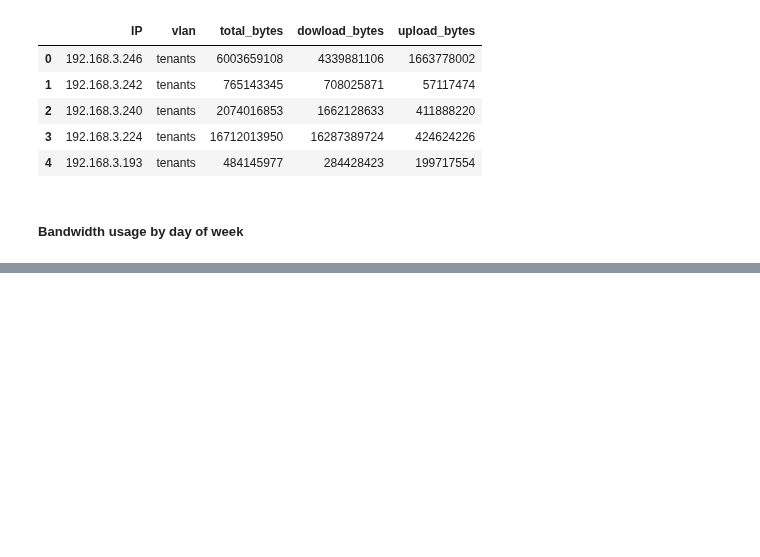
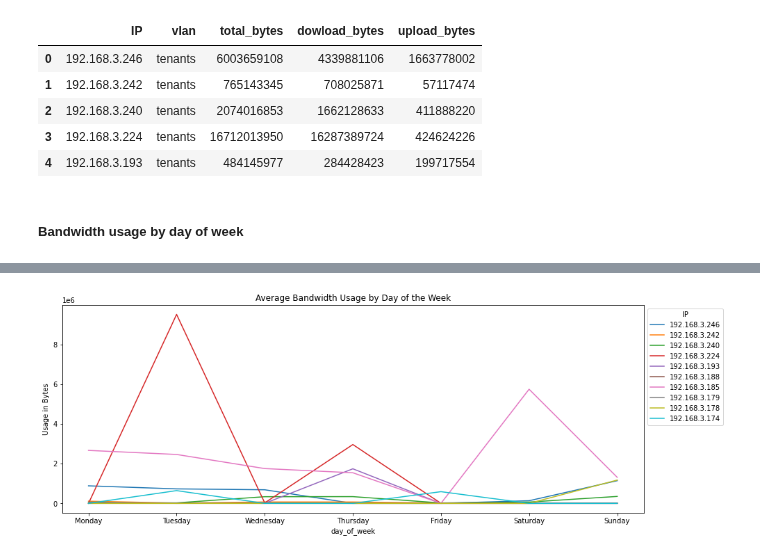
Before and after one commit to JohnnyFoulds/dsm010-2021-oct, a Jupyter notebook: coursework_02/cw02.ipynb, the cells around one changed output, grey strips where cells are left out. Drawn from its saved outputs; the diff is of its cells as text; code cells hidden in the pictures; blank space fills up the shorter version.

Commit message:
Top 10 users average usage by day of week

```diff
--- a/coursework_02/cw02.ipynb
+++ b/coursework_02/cw02.ipynb
@@ -894,0 +897,10 @@ df_users.head()
+# %%
+# create a dataframe suitable for creating the plot
+df_day_plot = df_users.rename(columns=lambda x: x.replace('_avg_bytes', '')).head(10)
+
+df_day_plot = df_day_plot.melt(
+    id_vars=list(df_users.columns)[:-7],
+    var_name='day_of_week',
+    value_name='avg_bytes')
+
+df_day_plot.sample(n=5, random_state=5)
@@ -894,0 +914,19 @@ df_users.head()
+# %%
+
+fig_dims = (15, 5.5)
+fig, ax = plt.subplots(figsize=fig_dims)
+
+sns.lineplot(
+    data=df_day_plot,
+    x='day_of_week',
+    y='avg_bytes',
+    hue='IP',
+    ax=ax
+).set(
+    title='Average Bandwidth Usage by Day of the Week',
+    ylabel='Usage in Bytes')
+
+sns.move_legend(ax, "upper left", bbox_to_anchor=(1, 1))
+plt.show()
+# %% [output]
+[figure, added]
```
Also changed, not shown: parts of 2 cells of this notebook.
